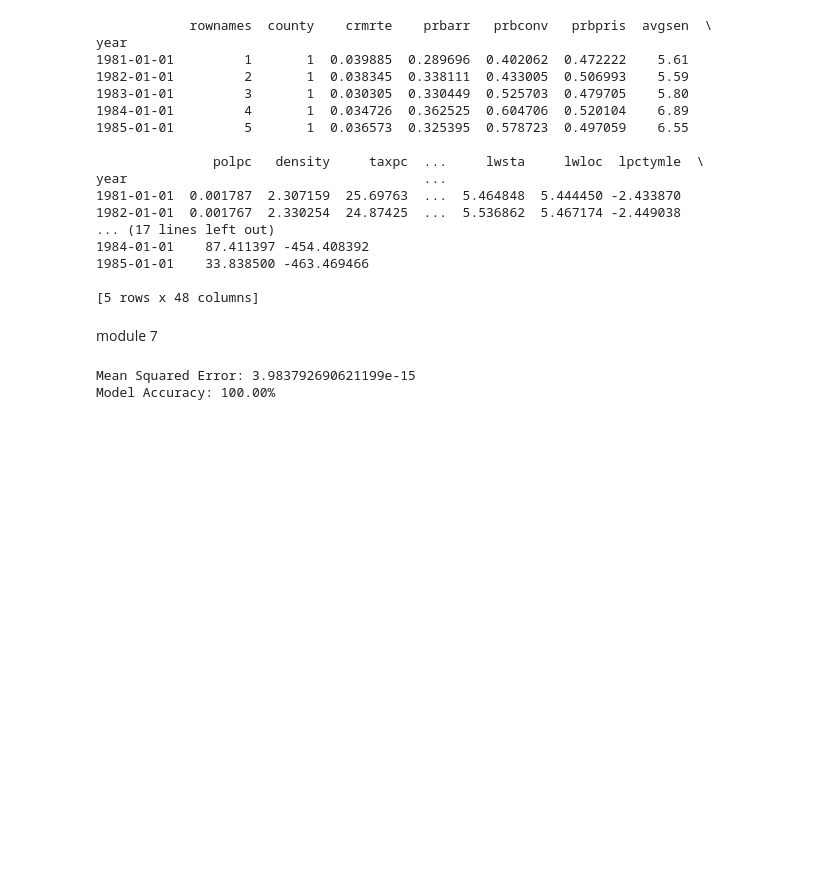
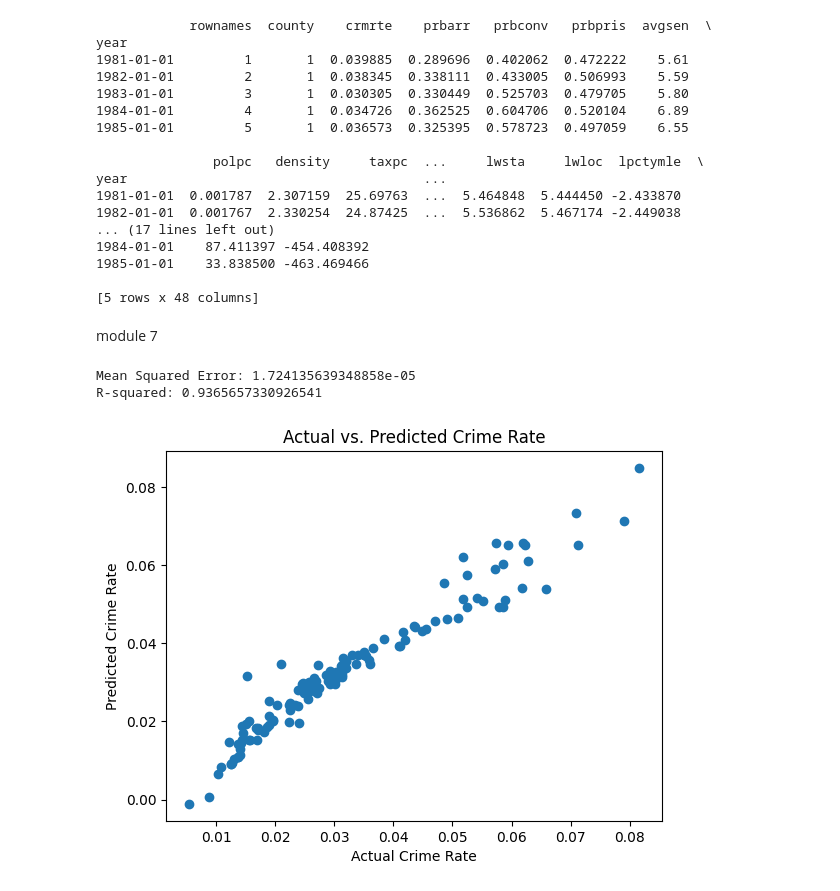
Before and after one commit to nikhilvattikuti/EDA, a Jupyter notebook: Untitled1.ipynb, the cells around one changed output. Cells and saved outputs as stored; diff of their text form; code cells hidden in the pictures; blank space fills up the shorter version.

```diff
--- a/Untitled1.ipynb
+++ b/Untitled1.ipynb
@@ -199,23 +199,43 @@ year                                      ...
 [5 rows x 48 columns]
 # %% [markdown]
 module 7
-# %%
-from sklearn.linear_model import LinearRegression
-from sklearn.metrics import mean_squared_error
-
-# Constructing a Linear Regression Model
-X = numeric_data.drop(columns=['crmrte'])
-y = numeric_data['crmrte']
-model = LinearRegression()
-model.fit(X, y)
-
-# Model Evaluation
-predictions = model.predict(X)
-mse = mean_squared_error(y, predictions)
-accuracy = 1 - mse / np.var(y)
-
-print(f"Mean Squared Error: {mse}")
-print(f"Model Accuracy: {accuracy * 100:.2f}%")
-# %% [output]
-Mean Squared Error: 3.983792690621199e-15
-Model Accuracy: 100.00%
+# %%
+from sklearn.linear_model import LinearRegression
+from sklearn.model_selection import train_test_split
+from sklearn.metrics import mean_squared_error, r2_score
+
+# Assuming you have your preprocessed numeric data in 'numeric_crime_data'
+
+# 1. Feature Selection and Target Variable
+X = numeric_crime_data.drop(columns=['crmrte'])  # Features (all numeric columns except 'crmrte')
+y = numeric_crime_data['crmrte']  # Target variable ('crmrte')
+
+# 2. Splitting Data into Training and Testing Sets
+X_train, X_test, y_train, y_test = train_test_split(X, y, test_size=0.2, random_state=42)  # 80% for training, 20% for testing
+
+# 3. Creating and Training the Linear Regression Model
+model = LinearRegression()
+model.fit(X_train, y_train)
+
+# 4. Making Predictions on the Test Set
+y_pred = model.predict(X_test)
+
+# 5. Model Evaluation
+mse = mean_squared_error(y_test, y_pred)  # Calculate Mean Squared Error
+r_squared = r2_score(y_test, y_pred)      # Calculate R-squared
+
+# 6. Printing the Evaluation Metrics
+print(f"Mean Squared Error: {mse}")
+print(f"R-squared: {r_squared}")
+
+# (Optional) Visualization of Predictions
+import matplotlib.pyplot as plt
+plt.scatter(y_test, y_pred)
+plt.xlabel("Actual Crime Rate")
+plt.ylabel("Predicted Crime Rate")
+plt.title("Actual vs. Predicted Crime Rate")
+plt.show()
+# %% [output]
+Mean Squared Error: 1.724135639348858e-05
+R-squared: 0.9365657330926541
+[figure, added]
```
